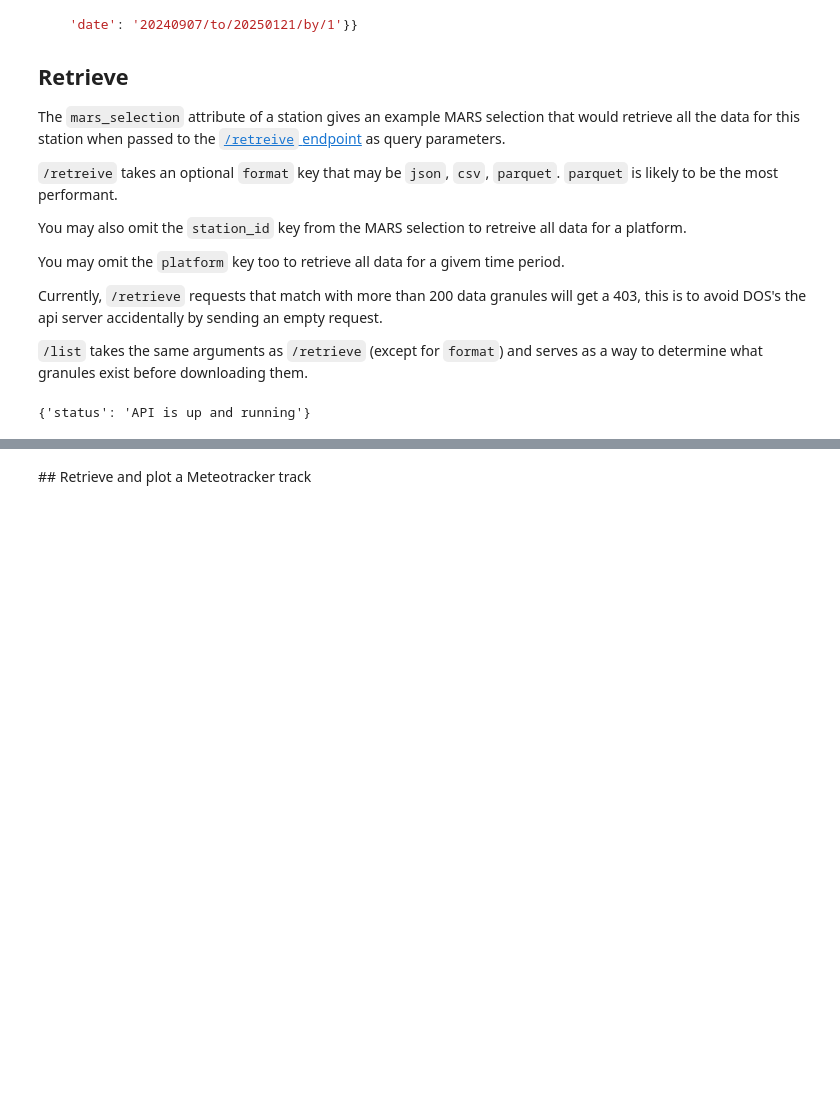
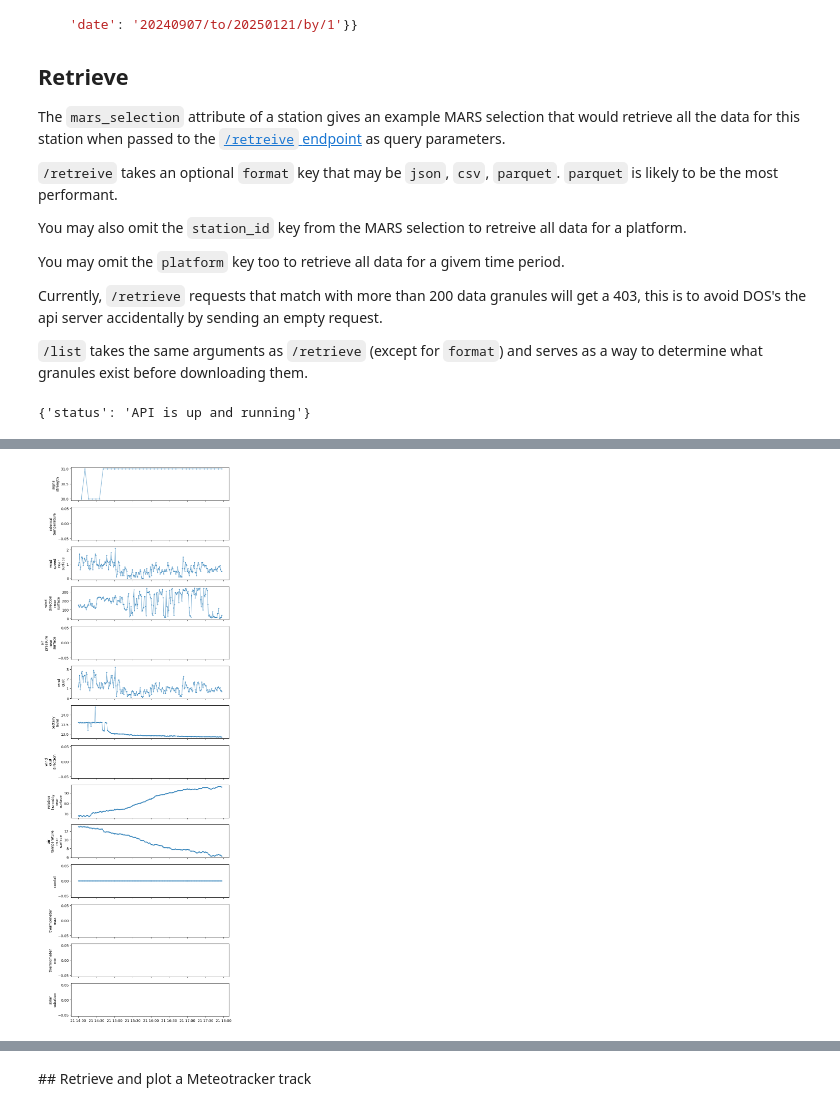
Before and after one commit to ecmwf/IonBeam, a Jupyter notebook: notebooks/api_tests/Quickstart.ipynb, the cells around one changed output, grey strips where cells are left out. Drawn from its saved outputs; the diff is of its cells as text; code cells hidden in the pictures; blank space fills up the shorter version.

```diff
--- a/notebooks/api_tests/Quickstart.ipynb
+++ b/notebooks/api_tests/Quickstart.ipynb
@@ -169,7 +170,7 @@ def plot_example_station(example_station):
         #ax.plot(df.index, df[col].rolling(window=20).mean(), label = "rolling mean", alpha = 0.5)
 
 if by_platform["acronet"]:
-    example_station = all_by_platform["acronet"][-1]
+    example_station = by_platform["acronet"][-1]
     print(example_station)
     plot_example_station(example_station)
 # %% [output]
@@ -177,2 +179,3 @@ IndexError: list index out of range
+[figure, added]
 # %%
 if by_platform["acronet"]:
```
Also changed, not shown: parts of 7 cells of this notebook.
